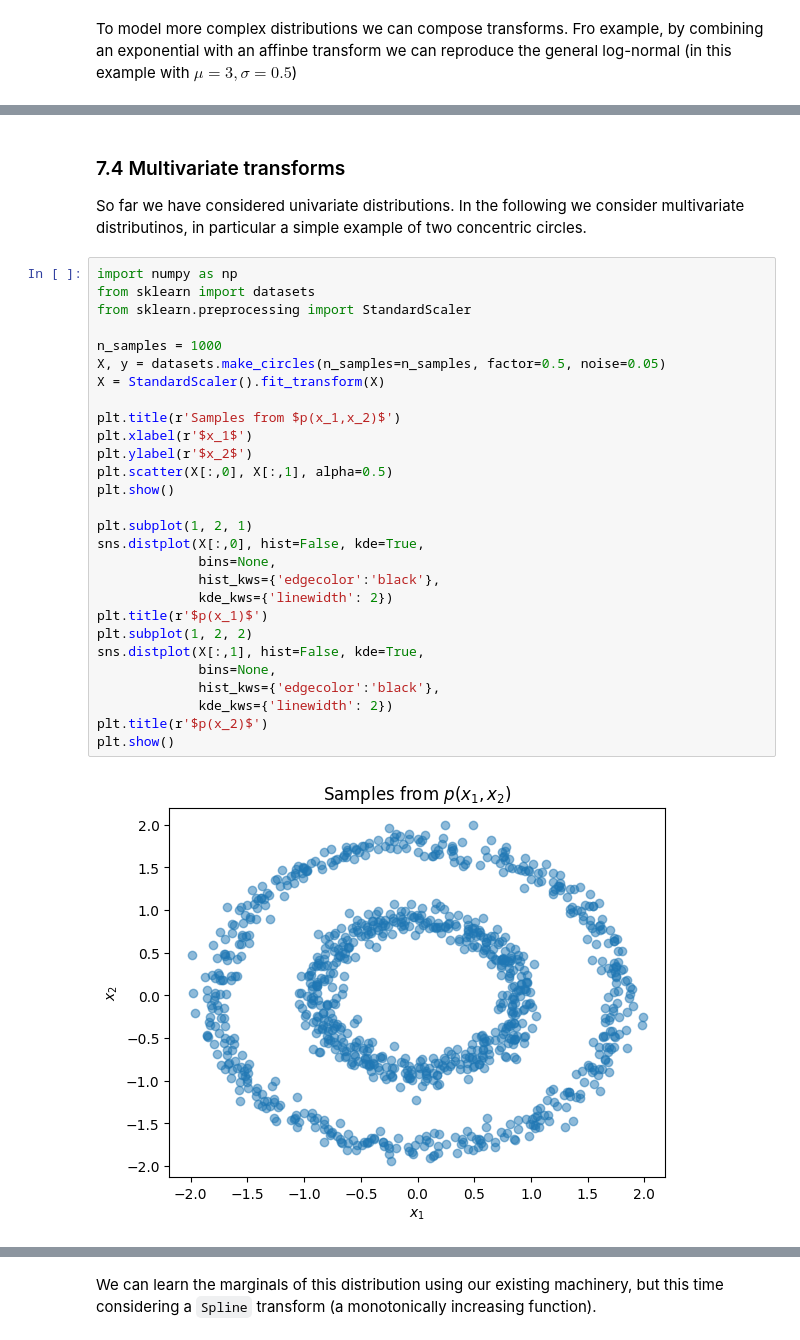
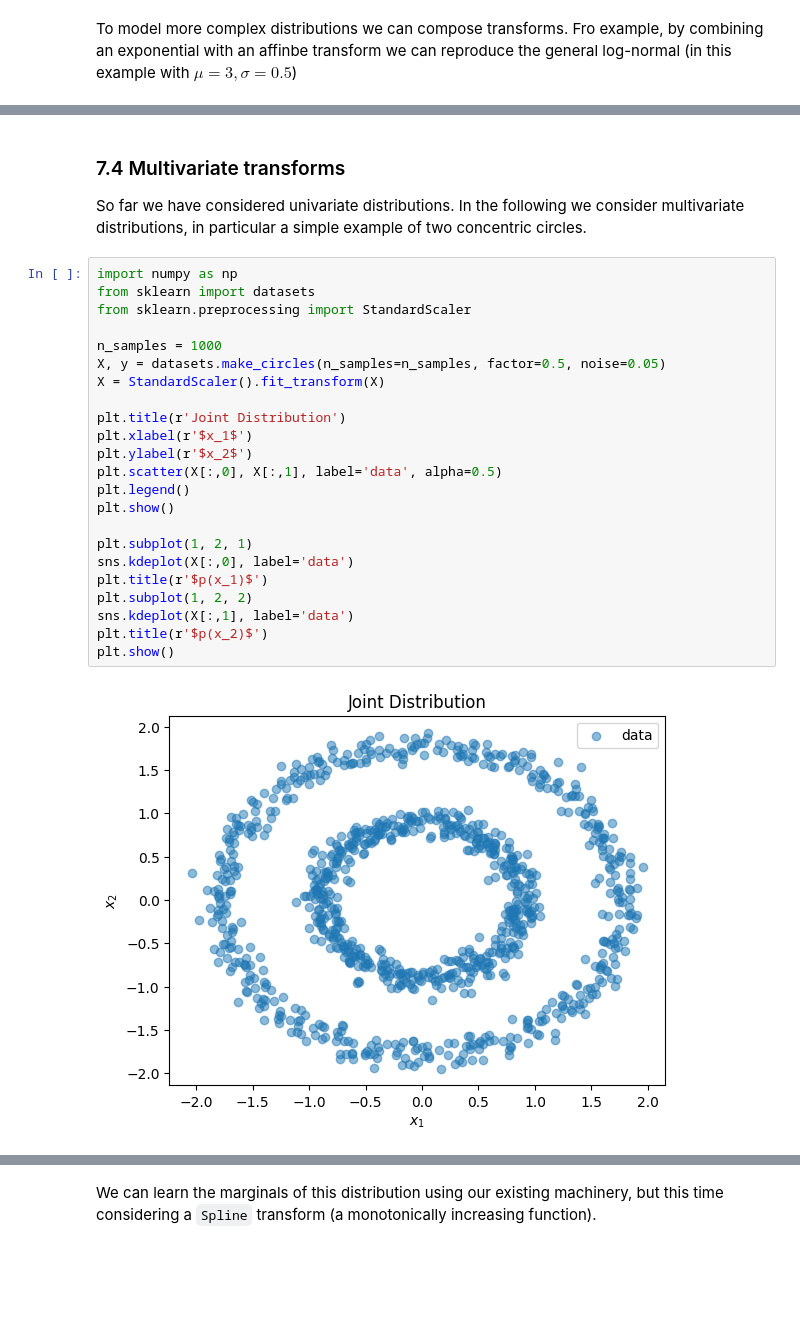
Before and after one commit to DataDrivenGalaxyEvolution/galevo23-tutorials, a Jupyter notebook: week-2/tutorial_on_halo-galaxy_connection/Part2 - Normalizing_flows.ipynb, the cells around one changed output, grey strips where cells are left out. Drawn from its saved outputs; the diff is of its cells as text; blank space fills up the shorter version.

```diff
--- a/week-2/tutorial_on_halo-galaxy_connection/Part2 - Normalizing_flows.ipynb
+++ b/week-2/tutorial_on_halo-galaxy_connection/Part2 - Normalizing_flows.ipynb
@@ -110,34 +117,29 @@ plt.show()
 # %% [markdown]
 ### 7.4 Multivariate transforms
 
-So far we have considered univariate distributions. In the following we consider multivariate distributinos, in particular a simple example of two concentric circles.
+So far we have considered univariate distributions. In the following we consider multivariate distributions, in particular a simple example of two concentric circles.
 # %%
 import numpy as np
 from sklearn import datasets
 from sklearn.preprocessing import StandardScaler
 
 n_samples = 1000
 X, y = datasets.make_circles(n_samples=n_samples, factor=0.5, noise=0.05)
 X = StandardScaler().fit_transform(X)
 
-plt.title(r'Samples from $p(x_1,x_2)$')
+plt.title(r'Joint Distribution')
 plt.xlabel(r'$x_1$')
 plt.ylabel(r'$x_2$')
-plt.scatter(X[:,0], X[:,1], alpha=0.5)
+plt.scatter(X[:,0], X[:,1], label='data', alpha=0.5)
+plt.legend()
 plt.show()
 
 plt.subplot(1, 2, 1)
-sns.distplot(X[:,0], hist=False, kde=True,
-             bins=None,
-             hist_kws={'edgecolor':'black'},
-             kde_kws={'linewidth': 2})
+sns.kdeplot(X[:,0], label='data')
 plt.title(r'$p(x_1)$')
 plt.subplot(1, 2, 2)
-sns.distplot(X[:,1], hist=False, kde=True,
-             bins=None,
-             hist_kws={'edgecolor':'black'},
-             kde_kws={'linewidth': 2})
+sns.kdeplot(X[:,1], label='data')
 plt.title(r'$p(x_2)$')
 plt.show()
 # %% [output]
-[figure, old version]
+[figure, new version]
```
Also changed, not shown: parts of 36 cells of this notebook.
